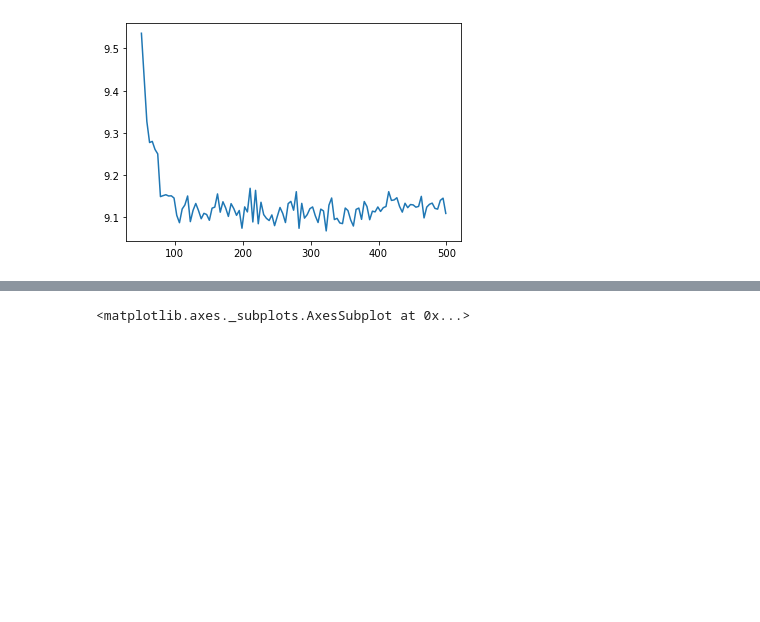
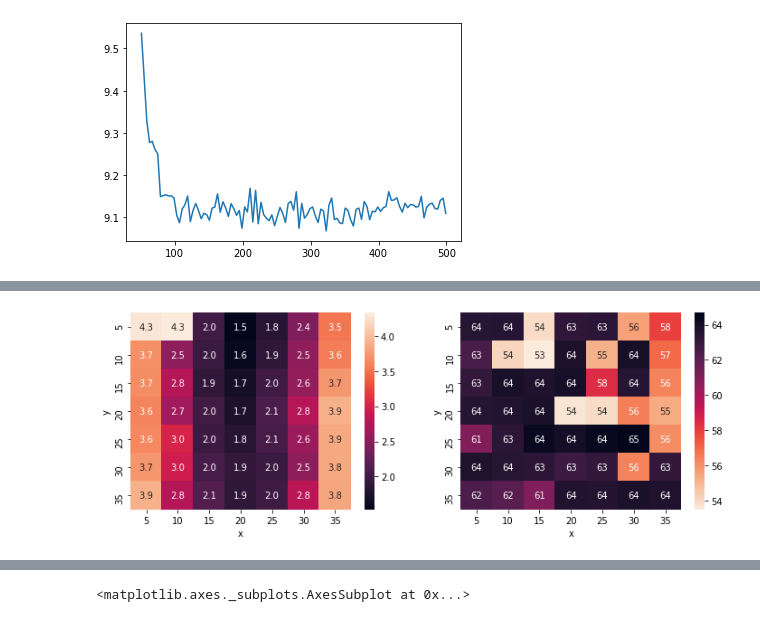
Before and after one commit to faaizT/CausalTwinAssessment, a Jupyter notebook: ELBO Analysis.ipynb, the cells around one changed output, grey strips where cells are left out. Saved outputs shown, nothing was run; the diff lists cells and outputs as text; code cells hidden in the pictures; blank space fills up the shorter version.

```diff
--- a/ELBO Analysis.ipynb
+++ b/ELBO Analysis.ipynb
@@ -31,0 +37,5 @@ sns.heatmap(policy_acc, vmax=policy_acc.values.max(), vmin=policy_acc.values.min
+# %%
+model_name = "model-learn-policy-posterior-wd_2.0-lr_0.001"
+plot_loss_and_accuracy(model_name)
+# %% [output]
+[figure, added]
```
Also changed, not shown: parts of 8 cells of this notebook.
